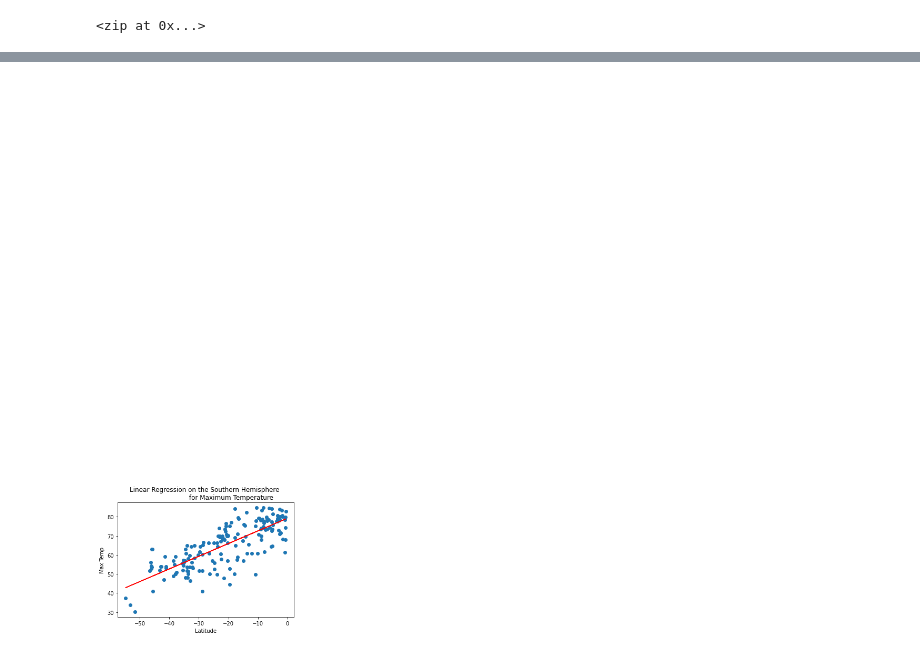
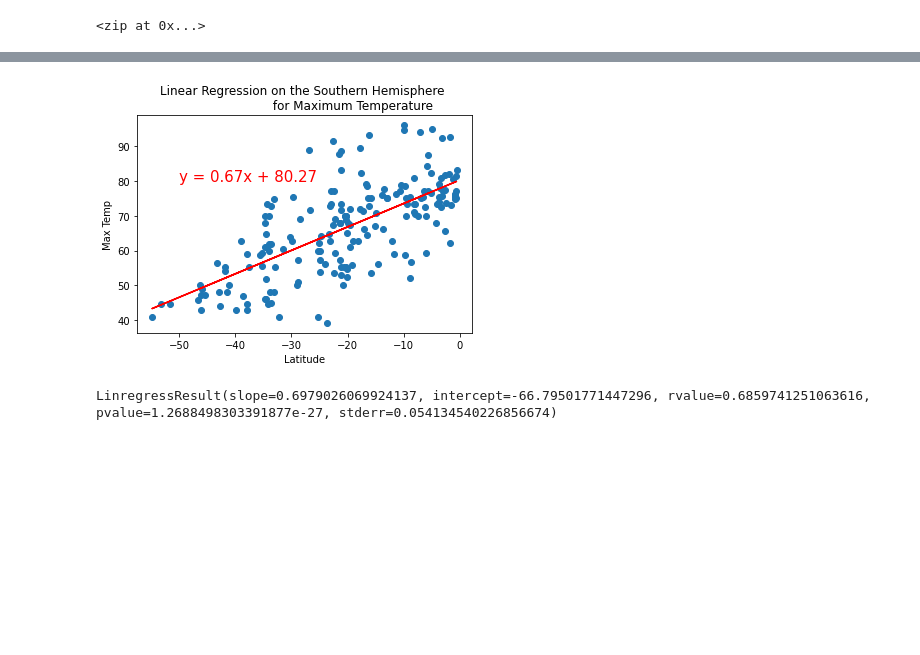
Before and after one commit to kassielu/World_Weather_Analysis, a Jupyter notebook: WeatherPy.ipynb, the cells around one changed output, grey strips where cells are left out. Cells and saved outputs as stored; diff of their text form; code cells hidden in the pictures; blank space fills up the shorter version.

```diff
--- a/WeatherPy.ipynb
+++ b/WeatherPy.ipynb
@@ -338,20 +342,26 @@ plot_linear_regression(x_values, y_values, 'Linear Regression on the Northern He
 # %%
 # Linear regression on the Southern Hemisphere
 
 x_values = southern_hemi_df["Lat"]
 y_values = southern_hemi_df["Max Temp"]
 # Call the function.
 plot_linear_regression(x_values, y_values,
                        'Linear Regression on the Southern Hemisphere \n \
-                        for Maximum Temperature', 'Max Temp',(-50,305))
+                        for Maximum Temperature', 'Max Temp',(-50,80))
 
 ########################################################## FINDINGS ##########################################################
 # The correlation between the latitude and the maximum temperature is strong to very strong because the r-value is less
 # than –0.7 for the Northern Hemisphere and greater than 0.7 for the Southern Hemisphere, as shown by the plots here. This means
 # that as we approach the equator, 0° latitude, the temperatures become warmer. And when we are further from the equator the
 # temperatures become cooler. Check the r-values for your plots.
 # %% [output]
-[figure, old version]
+[figure, new version]
+# %%
+from scipy.stats import linregress
+import matplotlib.pyplot as plt
+linregress(y_values,x_values)
+# %% [output]
+LinregressResult(slope=0.6979026069924137, intercept=-66.79501771447296, rvalue=0.6859741251063616, pvalue=1.2688498303391877e-27, stderr=0.054134540226856674)
 # %%
 # Linear regression on the Northern Hemisphere
 x_values = northern_hemi_df["Lat"]
```
Also changed, not shown: parts of 20 cells of this notebook, 6 other files.
